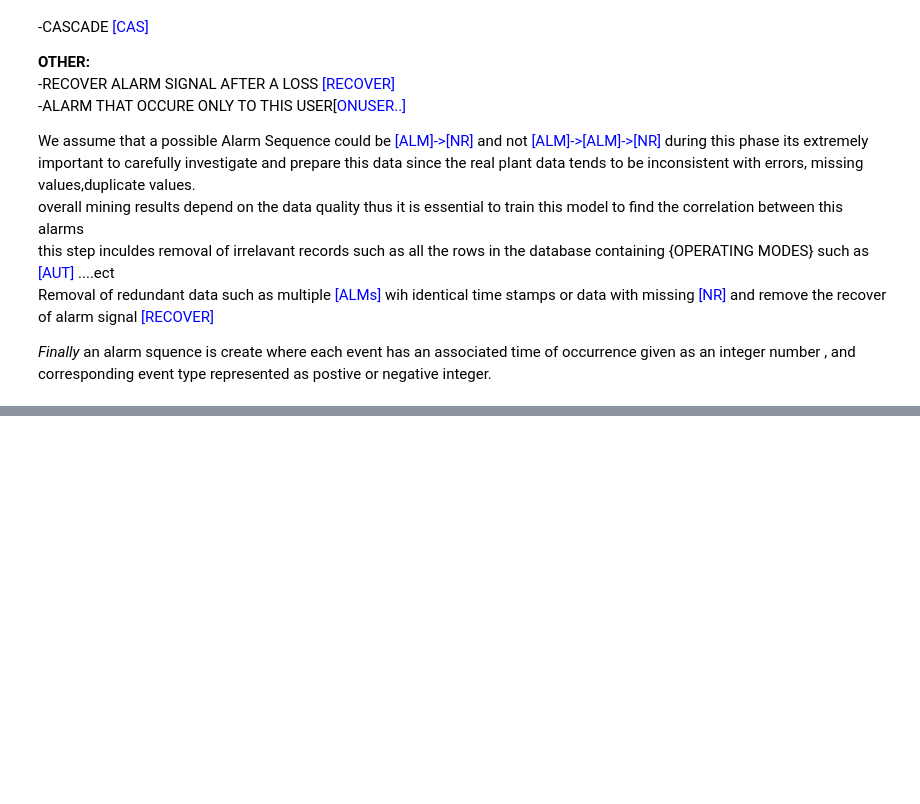
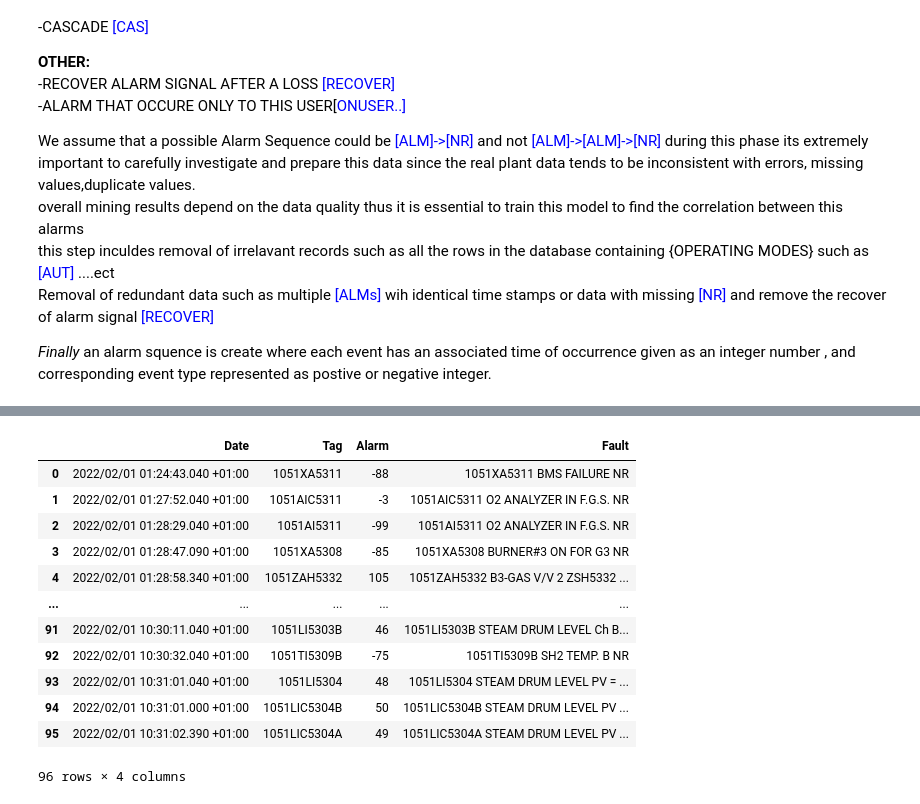
Before and after one commit to sidalikharef/Event-Intervals-to-Analyze-Alarm-Sequences-using-Python, a Jupyter notebook: Backend/jupyter notebook/Event-Intervals to Analyze Alarm Sequences using Python .ipynb, the cells around one changed output, grey strips where cells are left out. Saved outputs shown, nothing was run; the diff lists cells and outputs as text; code cells hidden in the pictures; blank space fills up the shorter version.

```diff
--- a/Backend/jupyter notebook/Event-Intervals to Analyze Alarm Sequences using Python .ipynb
+++ b/Backend/jupyter notebook/Event-Intervals to Analyze Alarm Sequences using Python .ipynb
@@ -169,3 +188,22 @@ DfAlarm.head(99).style.set_properties(subset=['Alarm'], **{'width-min': '700px'}
+# %%
+newdf = DFAlarms.drop_duplicates(
+  subset = ['Tag'],
+  keep = 'last').reset_index(drop = True)
+newdf
+# %% [output]
+|  | Date | Tag | Alarm | Fault |
+| 0 | 2022/02/01 01:24:43.040 +01:00 | 1051XA5311 | -88 | 1051XA5311 BMS FAILURE NR |
+| 1 | 2022/02/01 01:27:52.040 +01:00 | 1051AIC5311 | -3 | 1051AIC5311 O2 ANALYZER IN F.G.S. NR |
+| 2 | 2022/02/01 01:28:29.040 +01:00 | 1051AI5311 | -99 | 1051AI5311 O2 ANALYZER IN F.G.S. NR |
+| 3 | 2022/02/01 01:28:47.090 +01:00 | 1051XA5308 | -85 | 1051XA5308 BURNER#3 ON FOR G3 NR |
+| 4 | 2022/02/01 01:28:58.340 +01:00 | 1051ZAH5332 | 105 | 1051ZAH5332 B3-GAS V/V 2 ZSH5332 ... |
+| ... | ... | ... | ... | ... |
+| 91 | 2022/02/01 10:30:11.040 +01:00 | 1051LI5303B | 46 | 1051LI5303B STEAM DRUM LEVEL Ch B... |
+| 92 | 2022/02/01 10:30:32.040 +01:00 | 1051TI5309B | -75 | 1051TI5309B SH2 TEMP. B NR |
+| 93 | 2022/02/01 10:31:01.040 +01:00 | 1051LI5304 | 48 | 1051LI5304 STEAM DRUM LEVEL PV = ... |
+| 94 | 2022/02/01 10:31:01.000 +01:00 | 1051LIC5304B | 50 | 1051LIC5304B STEAM DRUM LEVEL PV ... |
+| 95 | 2022/02/01 10:31:02.390 +01:00 | 1051LIC5304A | 49 | 1051LIC5304A STEAM DRUM LEVEL PV ... |
+96 rows × 4 columns
 # %% [markdown]
 # Teloiral Windows
   <script async="true" src="https://cdn.jsdelivr.net/npm/mathjax@2/MathJax.js?config=AM_CHTML"> </script>
```
Also changed, not shown: parts of 14 cells of this notebook, 10 other files.
